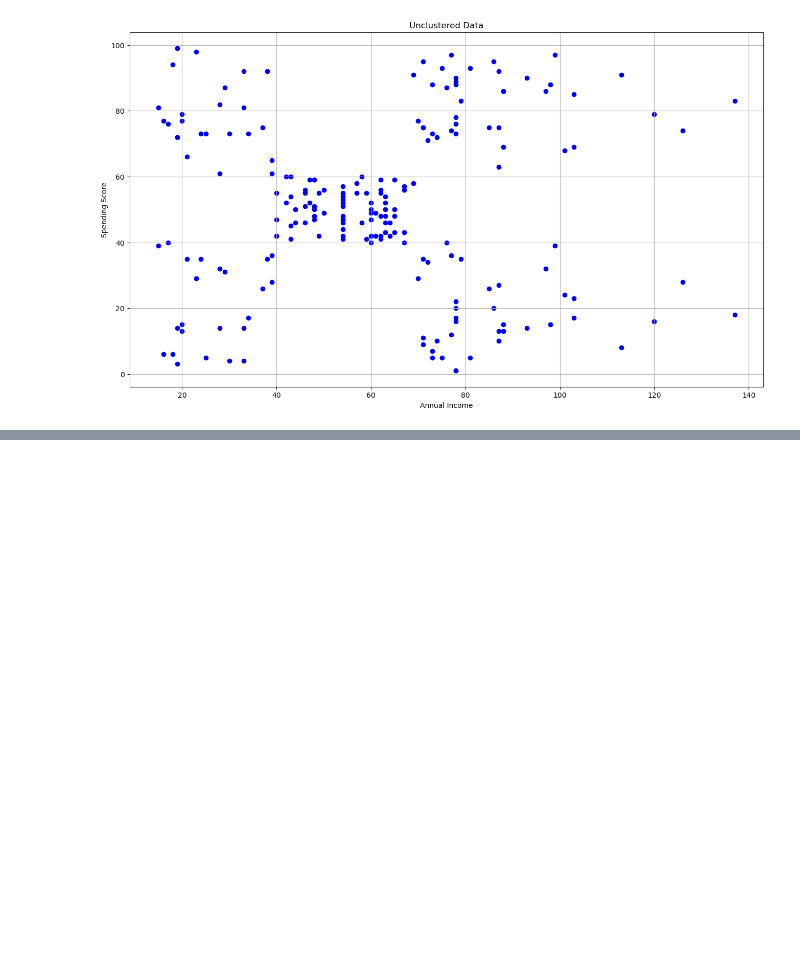
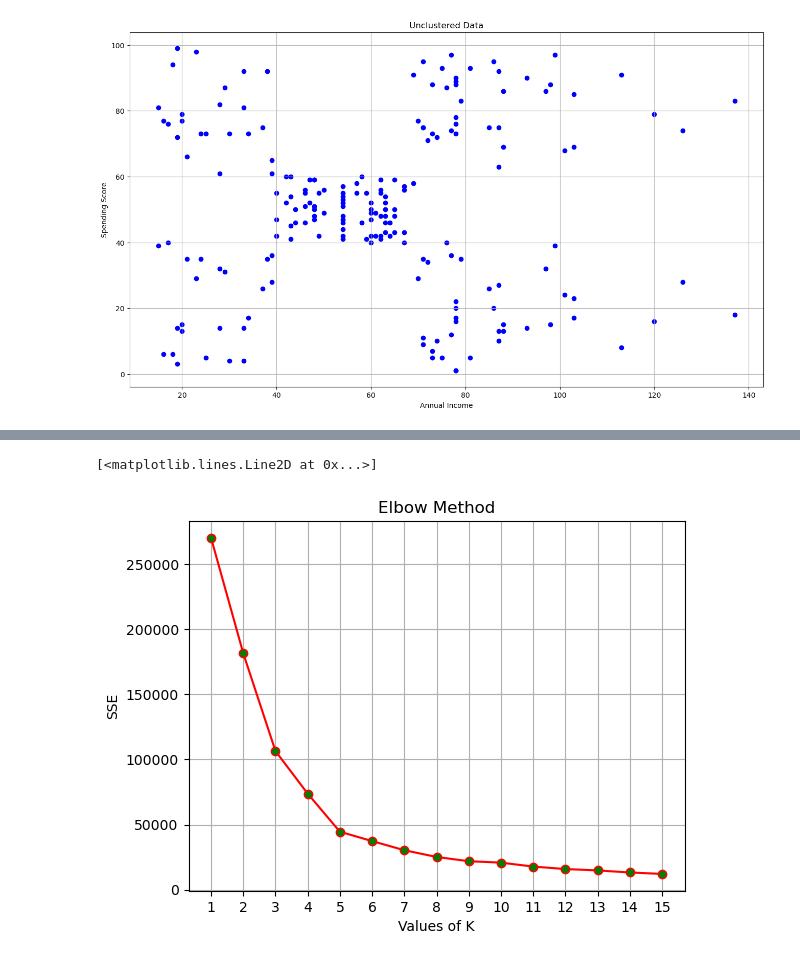
Before and after one commit to Jincyn/Python, a Jupyter notebook: 47 K-Means Clustering.ipynb, the cells around one changed output, grey strips where cells are left out. Drawn from its saved outputs; the diff is of its cells as text; code cells hidden in the pictures; blank space fills up the shorter version.

```diff
--- a/47 K-Means Clustering.ipynb
+++ b/47 K-Means Clustering.ipynb
@@ -58,0 +61,5 @@ plt.scatter(x.iloc[:,0],x.iloc[:,1], color ='b', marker ='o')
+# %%
+from sklearn.cluster import KMeans
+km = KMeans(random_state=0, n_clusters=10)  #K is selected as 3 by selecting n_clusters=3 .When clusters increases SSE decreases
+# %%
+km.fit(x)
@@ -58,0 +68,7 @@ plt.scatter(x.iloc[:,0],x.iloc[:,1], color ='b', marker ='o')
+# %%
+sse = []
+for k in range(1,16):
+    km = KMeans(random_state=0, n_clusters=k, n_init=10)
+    km.fit(x)
+    sse.append(km.inertia_)
+    sse
@@ -58,0 +114,11 @@ plt.scatter(x.iloc[:,0],x.iloc[:,1], color ='b', marker ='o')
+# %%
+plt.title('Elbow Method')
+plt.grid()
+plt.xlabel('Values of K')
+plt.ylabel('SSE')
+plt.xticks(range(1,16))
+plt.plot(range(1,16),sse,color='red',marker='o',mfc='green')
+# from the diagram the best fit value for k is 5.It is known as elbow.
+# %% [output]
+[<matplotlib.lines.Line2D at 0x...>]
+[figure, added]
```
Also changed, not shown: parts of 42 cells of this notebook, 3 other files.
